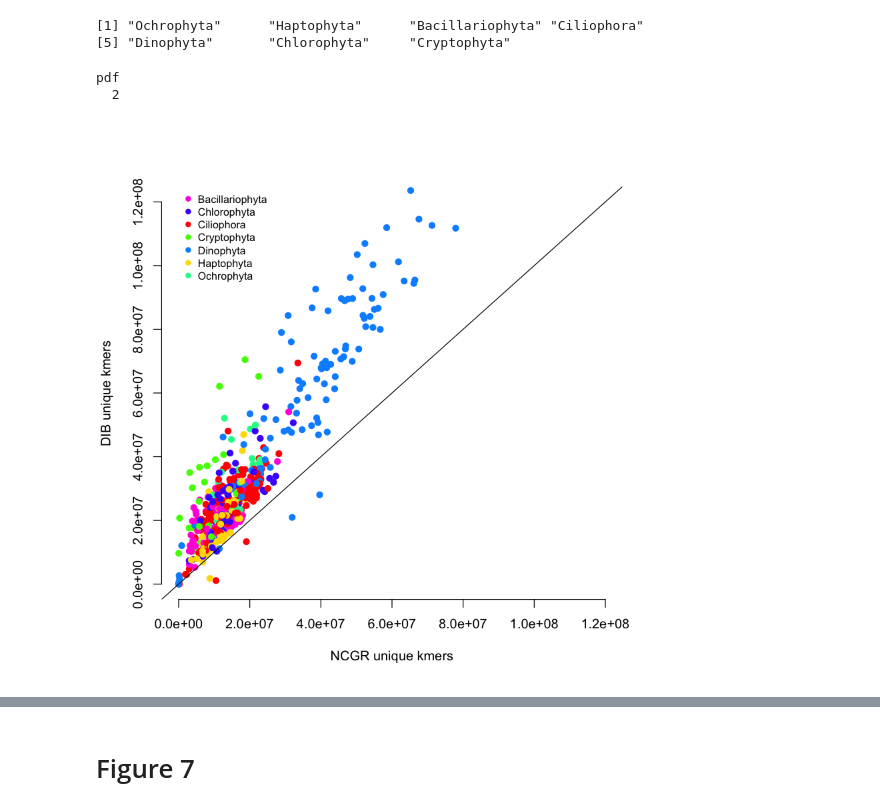
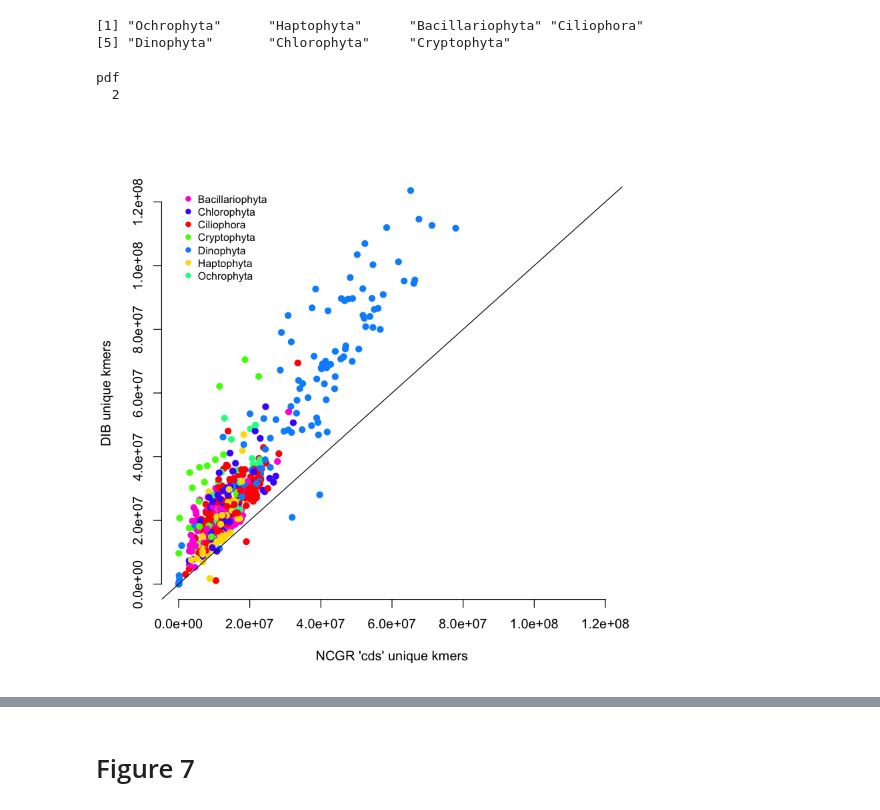
Before and after one commit to johnsolk/MMETSP, a Jupyter notebook: notebooks/MMETSP_unique_kmers_dammitgenenames.ipynb, the cells around one changed output, grey strips where cells are left out. Cells and saved outputs as stored; diff of their text form; code cells hidden in the pictures.

```diff
--- a/notebooks/MMETSP_unique_kmers_dammitgenenames.ipynb
+++ b/notebooks/MMETSP_unique_kmers_dammitgenenames.ipynb
@@ -2,3 +2,7 @@
 # Figure 6
 # %%
 library(RColorBrewer)
+# %%
+ncgr_nt_kmers <- read.table("../assembly_evaluation_data/unique_kmers_ncgr_nt.txt",header=TRUE,sep="\t")
+colnames(ncgr_nt_kmers)<-c("SampleName","nt_unique_kmers")
+head(ncgr_nt_kmers)
@@ -5,6 +17,7 @@ library(RColorBrewer)
 # %%
 dib_ncgr_kmers <- read.csv("../assembly_evaluation_data/MMETSP_all_evaluation_matrix.csv")
 dib_ncgr_kmers <- dib_ncgr_kmers[,c("SampleName","Phylum","dib_assembly_unique_kmers","ncgr_assembly_unique_kmers")]
+dib_ncgr_kmers <- merge(dib_ncgr_kmers,ncgr_nt_kmers,by="SampleName")
 unique_dammit_names <- read.csv("../assembly_evaluation_data/normalized_unique_gene_names_ncgr_dib.csv")
 unique_dammit_names <- unique_dammit_names[,2:4]
 colnames(unique_dammit_names) <- c("SampleName","NCGR_norm_unique_gene_names","DIB_norm_unique_gene_names")
@@ -40,22 +53,22 @@ unique(as.character(dib_ncgr_kmers$Phylum))
 # %%
 Cols = function(vec){
   #cols=cols=palette(brewer.pal(n=7,name="Dark2"))
   cols=rainbow(length(unique(vec)))
   return(cols[as.numeric(as.factor(vec))])}
 
 dib_ncgr_kmers <- dib_ncgr_kmers[!dib_ncgr_kmers$SampleName %in% special_flowers,]
 dib_ncgr_kmers<-dib_ncgr_kmers[dib_ncgr_kmers$Phylum %in% sub_phy,]
 pdf("../paper/figures/Figure6_unique_kmers.pdf")
 # pdf and png must be saved separately
 #png("../paper/figures/Figure6_unique_kmers.png")
-plot(dib_ncgr_kmers$ncgr_assembly_unique_kmers,dib_ncgr_kmers$dib_assembly_unique_kmers, ylim=c(-1,120000000),xlim=c(-1,120000000),ylab = "DIB unique kmers",xlab="NCGR unique kmers",col=Cols(as.character(dib_ncgr_kmers$Phylum)),pch=19,frame.plot = FALSE)
+plot(dib_ncgr_kmers$ncgr_assembly_unique_kmers,dib_ncgr_kmers$dib_assembly_unique_kmers, ylim=c(-1,120000000),xlim=c(-1,120000000),ylab = "DIB unique kmers",xlab="NCGR 'cds' unique kmers",col=Cols(as.character(dib_ncgr_kmers$Phylum)),pch=19,frame.plot = FALSE)
 abline(0,1)
 legend(20,125000000,legend=unique(as.character(dib_ncgr_kmers$Phylum)),col=Cols(unique(as.character(dib_ncgr_kmers$Phylum))),cex=0.8, pch=19,bty="n")
 dev.off()
-plot(dib_ncgr_kmers$ncgr_assembly_unique_kmers,dib_ncgr_kmers$dib_assembly_unique_kmers, ylim=c(-1,120000000),xlim=c(-1,120000000),ylab = "DIB unique kmers",xlab="NCGR unique kmers",col=Cols(as.character(dib_ncgr_kmers$Phylum)),pch=19,frame.plot = FALSE)
+plot(dib_ncgr_kmers$ncgr_assembly_unique_kmers,dib_ncgr_kmers$dib_assembly_unique_kmers, ylim=c(-1,120000000),xlim=c(-1,120000000),ylab = "DIB unique kmers",xlab="NCGR 'cds' unique kmers",col=Cols(as.character(dib_ncgr_kmers$Phylum)),pch=19,frame.plot = FALSE)
 abline(0,1)
 legend(20,125000000,legend=sort(unique(as.character(dib_ncgr_kmers$Phylum))),col=Cols(unique(as.character(dib_ncgr_kmers$Phylum))),cex=0.8, pch=19,bty="n")
 # %% [output]
 pdf
   2
-[figure, old version]
+[figure, new version]
```
Also changed, not shown: parts of 3 cells of this notebook, 3 other files.
